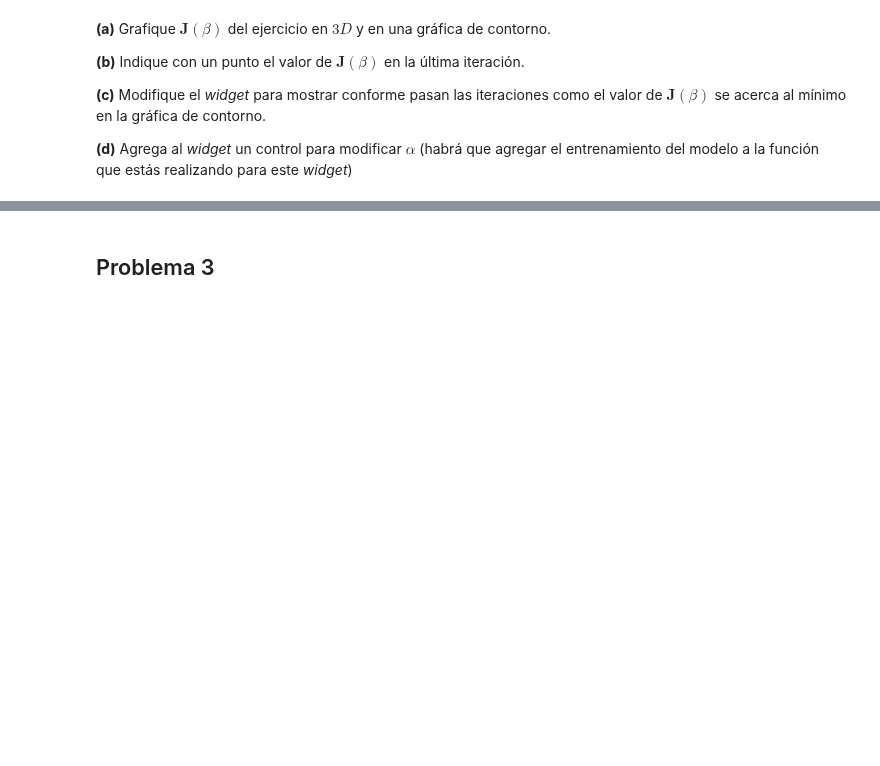
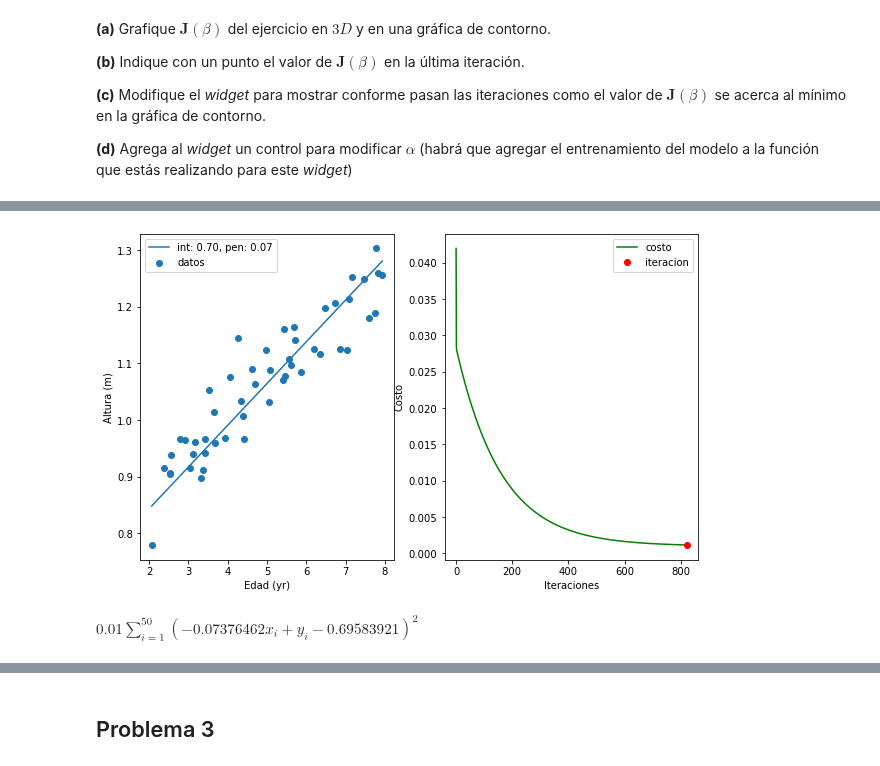
Before and after one commit to Skalas/Matematicas-Computacionales-fall2021, a Jupyter notebook: alumnos/MR1B4RR4/tareas/tarea1/tareas.ipynb, the cells around one changed output, grey strips where cells are left out. Saved outputs shown, nothing was run; the diff lists cells and outputs as text; code cells hidden in the pictures; blank space fills up the shorter version.

```diff
--- a/alumnos/MR1B4RR4/tareas/tarea1/tareas.ipynb
+++ b/alumnos/MR1B4RR4/tareas/tarea1/tareas.ipynb
@@ -129,0 +168,13 @@ v = np.loadtxt('altura.dat')
+# %%
+#beta0 = 0.69583921 y beta1= 0.07376462
+plotModelo(edad,altura, rea, 821)
+# %% [output]
+[figure, added]
+# %%
+#hasta ahorita tenemos que nuestra varaible "x" es la edad y la "y" es la altura, saquemos la variable "z":
+#sabemos que beta0=0.69583921 , beta1=0.07376462 ,  m=50
+
+J = 1/(2*50)*Sum((Indexed(y,i) - 0.69583921 - 0.07376462*Indexed(x,i))**2, (i,1,50))
+J
+# %% [output]
+$\displaystyle 0.01 \sum_{i=1}^{50} \left(- 0.07376462 {x}_{i} + {y}_{i} - 0.69583921\right)^{2}$
```
Also changed, not shown: parts of 14 cells of this notebook, 1 other file.
